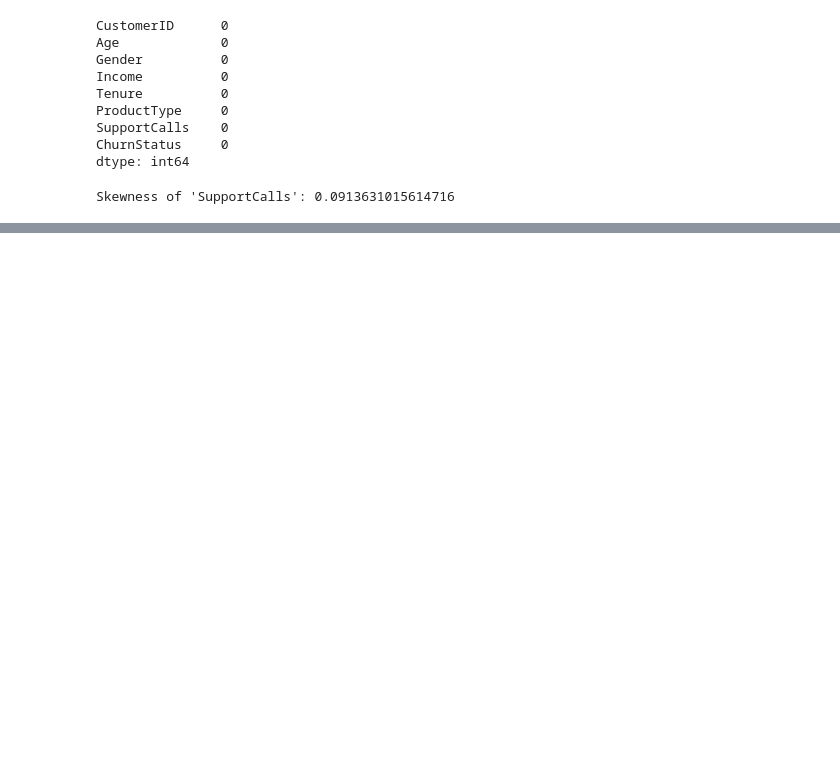
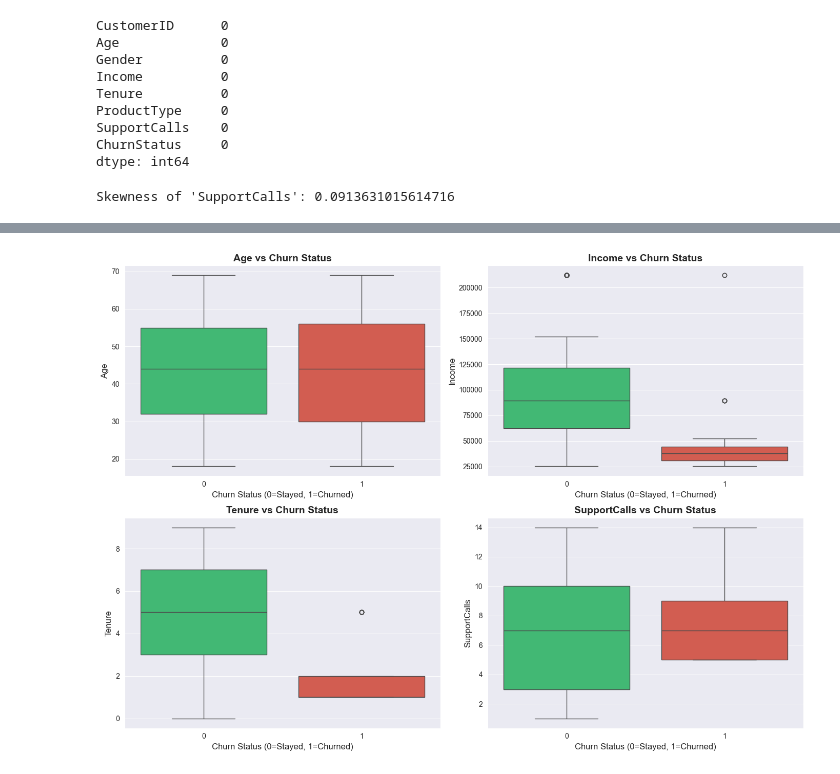
Before and after one commit to AbdSh17/Customer_Data_Preprocessing, a Jupyter notebook: data_set.ipynb, the cells around one changed output, grey strips where cells are left out. Saved outputs shown, nothing was run; the diff lists cells and outputs as text; code cells hidden in the pictures; blank space fills up the shorter version.

```diff
--- a/data_set.ipynb
+++ b/data_set.ipynb
@@ -573,0 +650,15 @@ plt.show()
+# %%
+numerical_features = ['Age', 'Income', 'Tenure', 'SupportCalls']
+fig, axes = plt.subplots(2, 2, figsize=(14, 10))
+axes = axes.ravel()
+
+for idx, col in enumerate(numerical_features):
+    sns.boxplot(data=data, x='ChurnStatus', y=col, ax=axes[idx], palette=['#2ecc71', '#e74c3c'])
+    axes[idx].set_title(f'{col} vs Churn Status', fontsize=14, fontweight='bold')
+    axes[idx].set_xlabel('Churn Status (0=Stayed, 1=Churned)', fontsize=12)
+    axes[idx].set_ylabel(col, fontsize=12)
+
+plt.tight_layout()
+plt.show()
+# %% [output]
+[figure, added]
```
Also changed, not shown: parts of 28 cells of this notebook.
